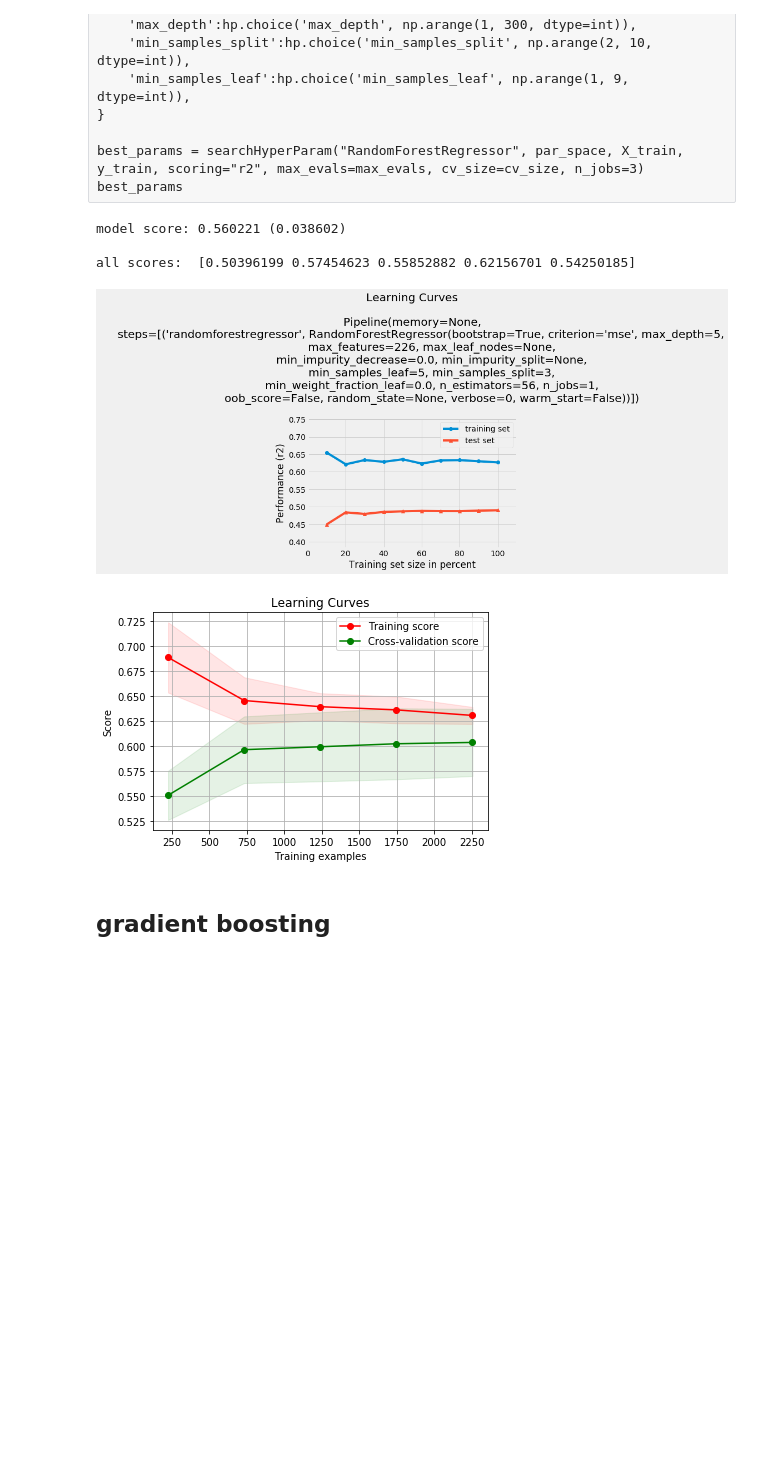
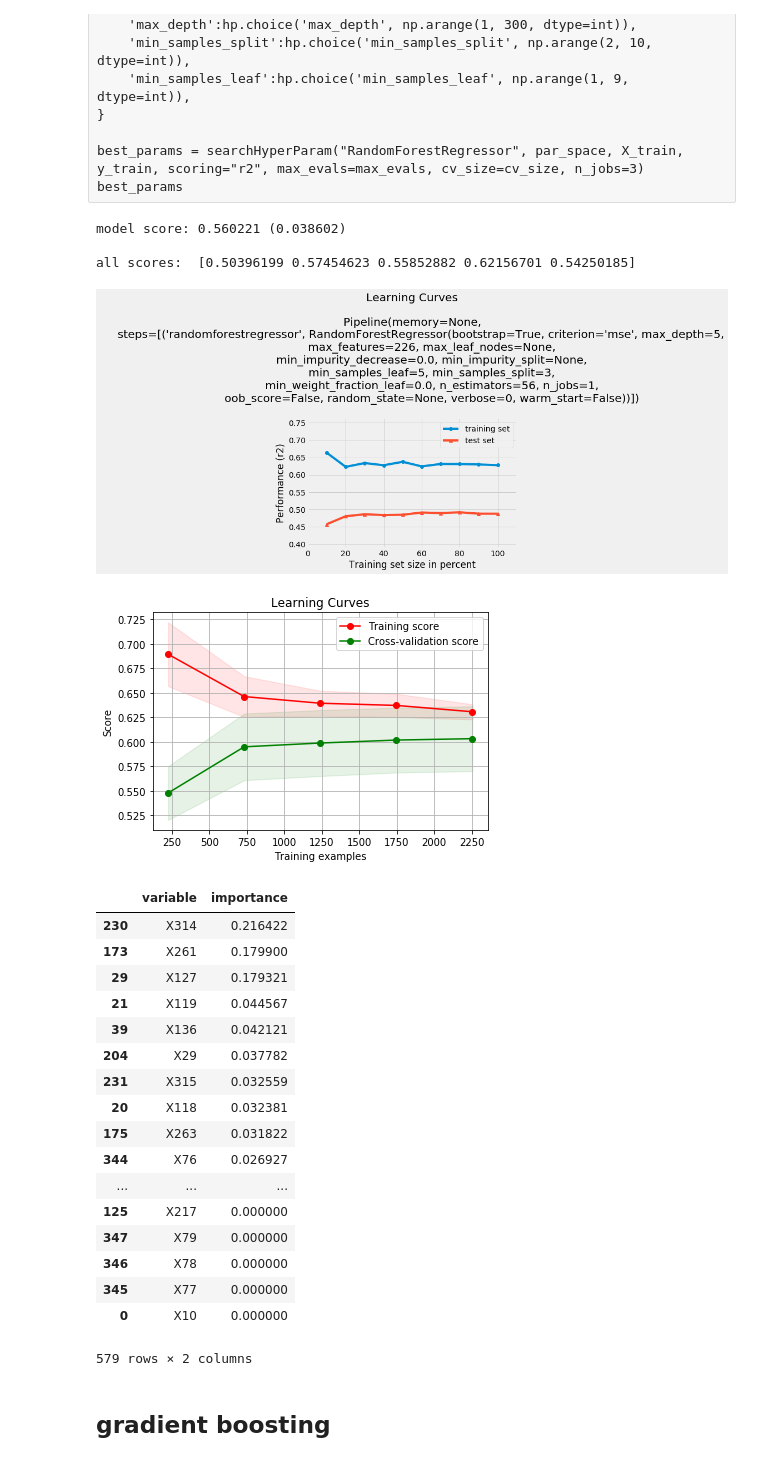
Before and after one commit to alancet/test, a Jupyter notebook: kaggle/mercedes/src/my_predict.ipynb, the cells around one changed output. Drawn from its saved outputs; the diff is of its cells as text; code cells hidden in the pictures; blank space fills up the shorter version.

Commit message:
make a function for plot learning curves and print feature importance of ranfore

```diff
--- a/kaggle/mercedes/src/my_predict.ipynb
+++ b/kaggle/mercedes/src/my_predict.ipynb
@@ -932,8 +947,6 @@ model score: 0.560221 (0.038602)
 
 all scores:  [0.50396199 0.57454623 0.55852882 0.62156701 0.54250185]
 # %%
-plot_learning_curves(X_train, y_train, X_test, y_test,
-                     svr, scoring="r2")
-plt.show()
+plot_my_learning_curves(X_train, y_train, X_test, y_test, svr, scoring="r2", cv=5, n_jobs=3)
 # %% [output]
 [figure]
@@ -984,8 +988,6 @@ model score: 0.560221 (0.038602)
 
 all scores:  [0.50396199 0.57454623 0.55852882 0.62156701 0.54250185]
 # %%
-plot_learning_curves(X_train, y_train, X_test, y_test,
-                     lasso, scoring="r2")
-plt.show()
+plot_my_learning_curves(X_train, y_train, X_test, y_test, lasso, scoring="r2", cv=5, n_jobs=3)
 # %% [output]
 [figure]
@@ -1037,8 +1030,6 @@ model score: 0.560221 (0.038602)
 
 all scores:  [0.50396199 0.57454623 0.55852882 0.62156701 0.54250185]
 # %%
-plot_learning_curves(X_train, y_train, X_test, y_test,
-                     elasticnet, scoring="r2")
-plt.show()
+plot_my_learning_curves(X_train, y_train, X_test, y_test, elasticnetticnet, scoring="r2", cv=5, n_jobs=3)
 # %% [output]
 [figure]
@@ -1139,8 +1108,6 @@ model score: 0.560221 (0.038602)
 
 all scores:  [0.50396199 0.57454623 0.55852882 0.62156701 0.54250185]
 # %%
-plot_learning_curves(X_train, y_train, X_test, y_test,
-                     knr, scoring="r2")
-plt.show()
+plot_my_learning_curves(X_train, y_train, X_test, y_test, knr, scoring="r2", cv=5, n_jobs=3)
 # %% [output]
 [figure]
@@ -1176,30 +1134,42 @@ best_params = {'max_depth': 5,
 # %%
 ranfore = make_pipeline(
         #RobustScaler(),
         RandomForestRegressor(**best_params)
 )
 
 evalModelByCV(ranfore, X_train, y_train)
 
 
-plot_learning_curves(X_train, y_train, X_test, y_test,
-                     ranfore, scoring="r2")
-plt.show()
+plot_my_learning_curves(X_train, y_train, X_test, y_test, ranfore, scoring="r2", cv=5, n_jobs=3)
 
-
-title = "Learning Curves"
-my_plot_learning_curve(ranfore, title,
-                    X_train, y_train,
-                    #ylim=(0.7, 1.01),
-                    cv=5, scoring="r2",
-                    n_jobs=3)
-plt.show()
+# plot feature importance
+pd.concat((pd.DataFrame(X_train.columns, columns = ['variable']),
+           pd.DataFrame(ranfore.named_steps["randomforestregressor"].feature_importances_, columns = ['importance'])),
+          axis = 1).sort_values(by='importance', ascending = False)
 # %% [output]
 model score: 0.560221 (0.038602)
 
 all scores:  [0.50396199 0.57454623 0.55852882 0.62156701 0.54250185]
-[figure, old version]
+[figure, new version]
-[figure, old version]
+[figure, new version]
+|  | variable | importance |
+| 230 | X314 | 0.216422 |
+| 173 | X261 | 0.179900 |
+| 29 | X127 | 0.179321 |
+| 21 | X119 | 0.044567 |
+| 39 | X136 | 0.042121 |
+| 204 | X29 | 0.037782 |
+| 231 | X315 | 0.032559 |
+| 20 | X118 | 0.032381 |
+| 175 | X263 | 0.031822 |
+| 344 | X76 | 0.026927 |
+| ... | ... | ... |
+| 125 | X217 | 0.000000 |
+| 347 | X79 | 0.000000 |
+| 346 | X78 | 0.000000 |
+| 345 | X77 | 0.000000 |
+| 0 | X10 | 0.000000 |
+579 rows × 2 columns
 # %% [markdown]
 ## gradient boosting
 # %% [markdown]
```
Also changed, not shown: parts of 13 cells of this notebook.
